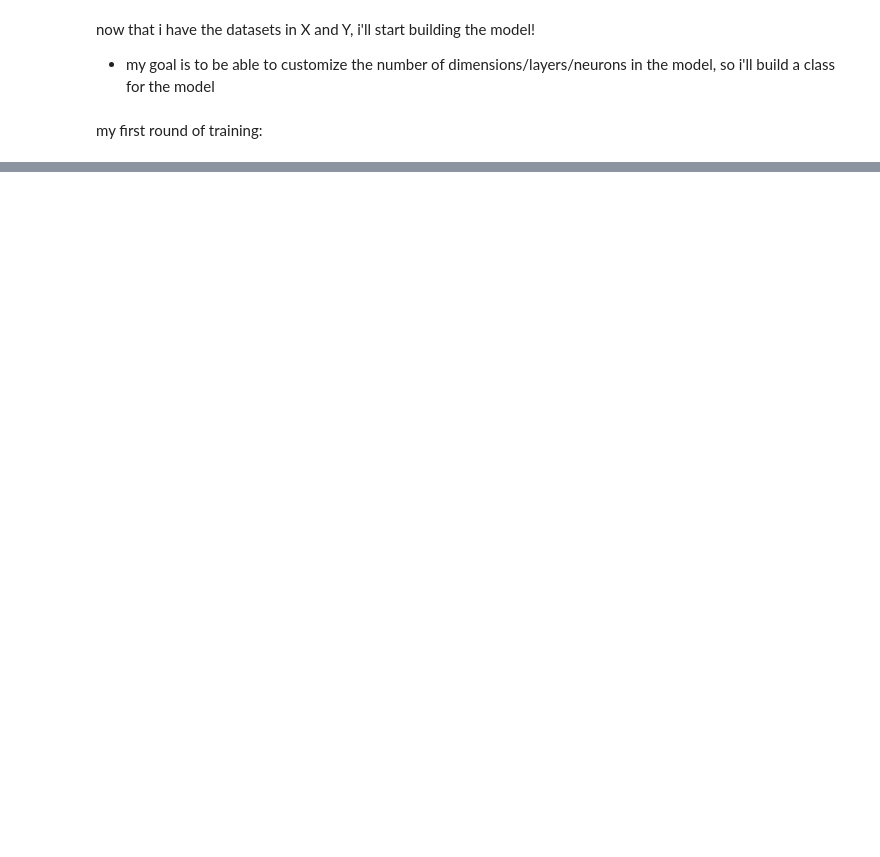
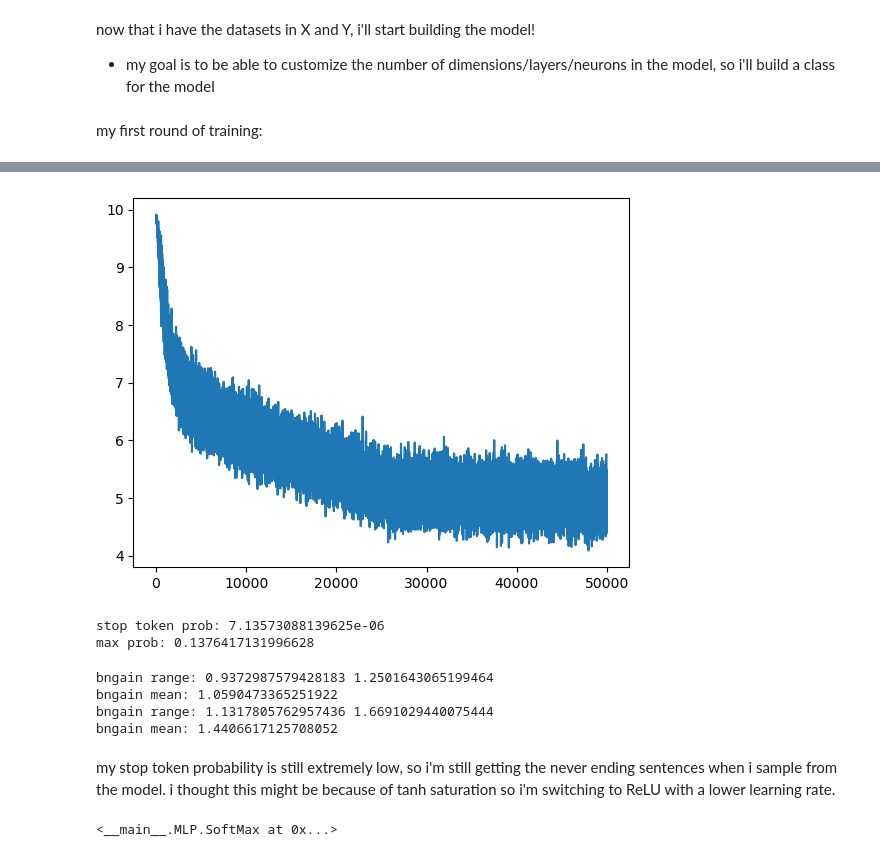
Before and after one commit to shubhav1/mlp-from-scratch, a Jupyter notebook: mlp_numpy.ipynb, the cells around one changed output, grey strips where cells are left out. Cells and saved outputs as stored; diff of their text form; code cells hidden in the pictures; blank space fills up the shorter version.

```diff
--- a/mlp_numpy.ipynb
+++ b/mlp_numpy.ipynb
@@ -298,0 +820,14 @@ text
+# %%
+dims = 64
+
+model2 = MLP(Xtr, Ytr, batch_size=128, dims=dims, vocab_size=vocab_size)
+
+model2.InputLayer(model2)
+model2.LinearLayer(model2, context_size*dims, 512)
+model2.BatchNorm(model2, 512)
+model2.Tanh(model2)
+model2.LinearLayer(model2, 512, 512)
+model2.BatchNorm(model2, 512)
+model2.Tanh(model2)
+model2.LinearLayer(model2, 512, vocab_size)
+model2.SoftMax(model2)
@@ -298,0 +836,2 @@ text
+# %%
+model2.train(50000, 0.05, 0.005)
@@ -298,0 +856,40 @@ text
+# %%
+model2.plotloss()
+# %% [output]
+[figure, added]
+# %%
+x = model2.layers[-1].get_probs()
+x = x[0]
+print("stop token prob:", x[0])
+print("max prob:", x.max())
+# %% [output]
+stop token prob: 7.13573088139625e-06
+max prob: 0.1376417131996628
+# %%
+for layer in model2.layers:
+    if isinstance(layer, model2.BatchNorm):
+        print("bngain range:", layer.bngain.min(), layer.bngain.max())
+        print("bngain mean:", layer.bngain.mean())
+# %% [output]
+bngain range: 0.9372987579428183 1.2501643065199464
+bngain mean: 1.0590473365251922
+bngain range: 1.1317805762957436 1.6691029440075444
+bngain mean: 1.4406617125708052
+# %% [markdown]
+my stop token probability is still extremely low, so i'm still getting the never ending sentences when i sample from the model. i thought this might be because of tanh saturation so i'm switching to ReLU with a lower learning rate.
+# %%
+dims = 64
+
+model3 = MLP(Xtr, Ytr, batch_size=128, dims=dims, vocab_size=vocab_size)
+
+model3.InputLayer(model3)
+model3.LinearLayer(model3, context_size*dims, 512)
+model3.BatchNorm(model3, 512)
+model3.ReLU(model3)
+model3.LinearLayer(model3, 512, 512)
+model3.BatchNorm(model3, 512)
+model3.ReLU(model3)
+model3.LinearLayer(model3, 512, vocab_size)
+model3.SoftMax(model3)
+# %% [output]
+<__main__.MLP.SoftMax at 0x...>
```
Also changed, not shown: parts of 38 cells of this notebook.
